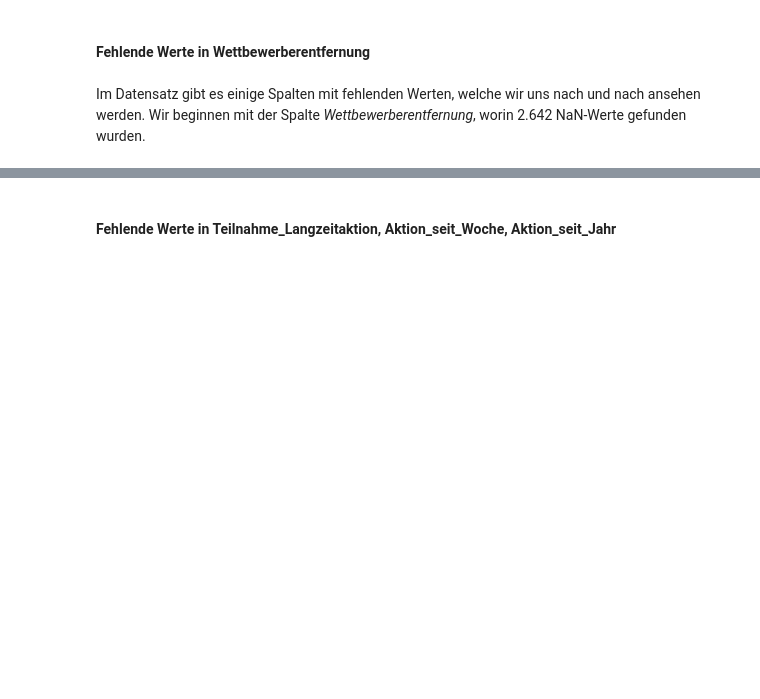
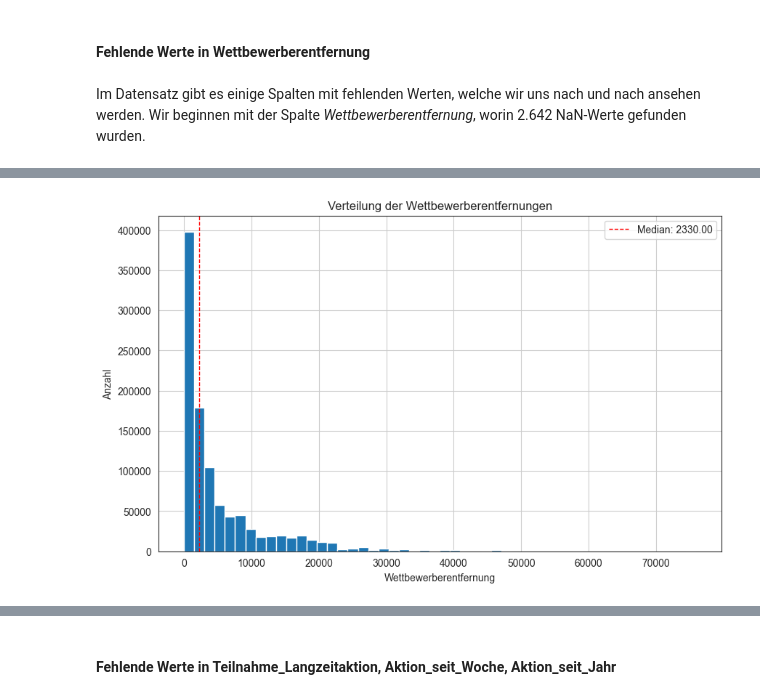
Before and after one commit to AliceKitchkin/Forecasting-Rossmann-Store-Sales, a Jupyter notebook: Forecasting_Notebook.ipynb, the cells around one changed output, grey strips where cells are left out. Cells and saved outputs as stored; diff of their text form; code cells hidden in the pictures; blank space fills up the shorter version.

```diff
--- a/Forecasting_Notebook.ipynb
+++ b/Forecasting_Notebook.ipynb
@@ -503,0 +323,15 @@ Wir nehmen  an, dass die Daten einfach nicht vorhanden sind und ersetzen daher d
+# %%
+plt.figure(figsize=(10, 6))
+plt.hist(train_x_store["Wettbewerberentfernung"], bins=50, edgecolor='white')
+plt.title('Verteilung der Wettbewerberentfernungen')
+plt.xlabel('Wettbewerberentfernung')
+plt.ylabel('Anzahl')
+
+median = train_x_store["Wettbewerberentfernung"].median()
+
+plt.axvline(median, color='red', linestyle='dashed', linewidth=1, label=f'Median: {median:.2f}')
+
+plt.legend()
+plt.grid(True)
+# %% [output]
+[figure, added]
```
Also changed, not shown: parts of 69 cells of this notebook.
